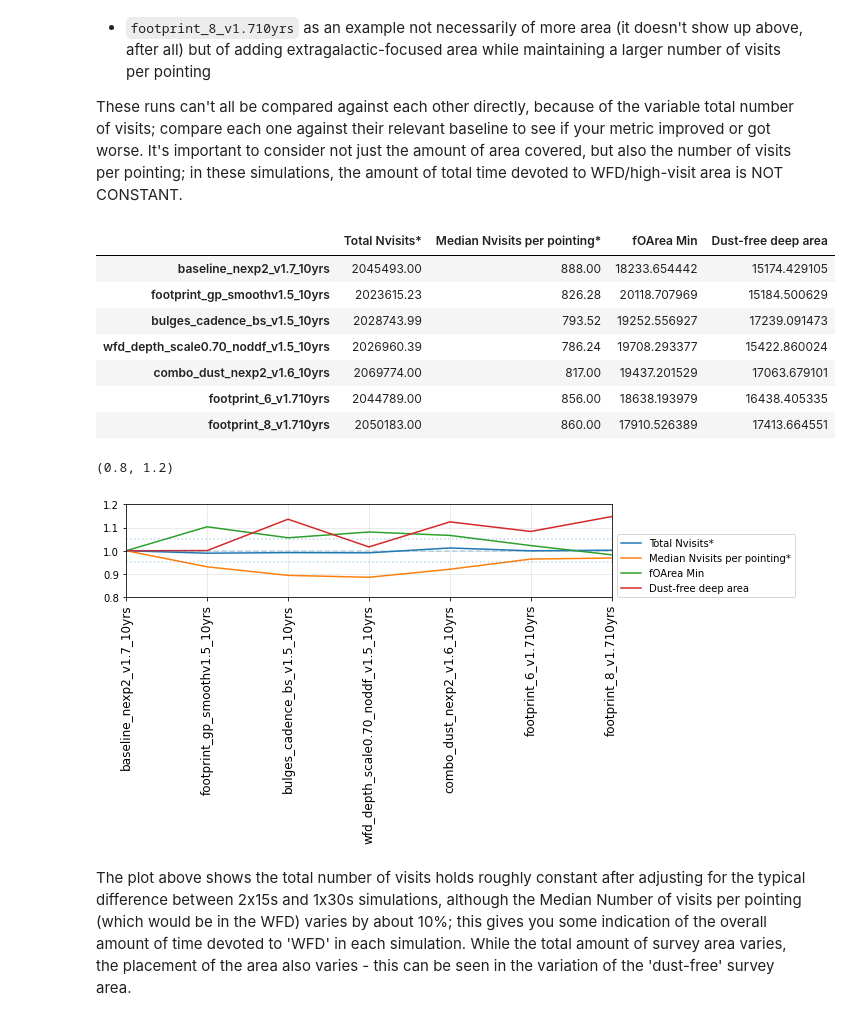
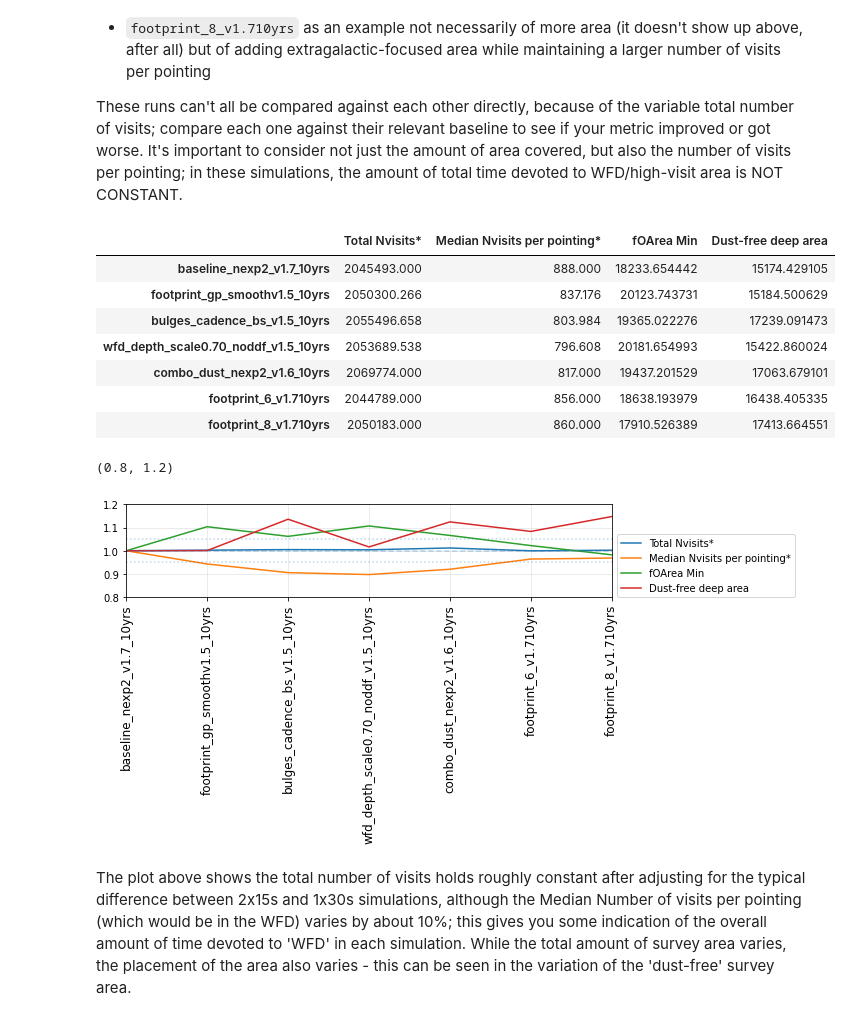
Before and after one commit to lsst-pst/survey_strategy, a Jupyter notebook: fbs_1.7/SurveyFootprints-NvisitsVsArea.ipynb, the cells around one changed output. Saved outputs shown, nothing was run; the diff lists cells and outputs as text; code cells hidden in the pictures.

```diff
--- a/fbs_1.7/SurveyFootprints-NvisitsVsArea.ipynb
+++ b/fbs_1.7/SurveyFootprints-NvisitsVsArea.ipynb
@@ -134,6 +134,6 @@ So now, I'll just adjust the boundary values by 9% depending on whether the run
 # %%
 nside = 64 # as above
 thresholds_2snaps = np.array([750, 825, 900])
-thresholds_1snap = np.floor(thresholds_2snaps * 1.09)
+thresholds_1snap = np.floor(thresholds_2snaps / 0.922)
 print(thresholds_2snaps, thresholds_1snap)
 # %% [output]
@@ -231,7 +231,7 @@ for i_fam, fam in enumerate(familylist):
         if families.summaries['NumExp'].loc[r] > 1.1:
             corr = 1.0
         else:
-            corr = 0.91
+            corr = 0.922
         plt.hist(bundles[r].metricValues.compressed()*corr, bins=bins, cumulative=-1, histtype='step',
                  color=[color], label=label)
 plt.xlim(0, 1200)
@@ -319,48 +319,49 @@ These runs can't all be compared against each other directly, because of the var
 # %%
 # Let's give a rough try though, to at least identify possible issues
 simlist = ['baseline_nexp2_v1.7_10yrs',
            'footprint_gp_smoothv1.5_10yrs',
            'bulges_cadence_bs_v1.5_10yrs',
            'wfd_depth_scale0.70_noddf_v1.5_10yrs',
            'combo_dust_nexp2_v1.6_10yrs',
            'footprint_6_v1.710yrs',
            'footprint_8_v1.710yrs']
 
-mlist = ['Nvisits All props', 'fONv MedianNvis fO All visits HealpixSlicer',
+mlist = ['Nvisits Long Exp', 'fONv MedianNvis fO All visits HealpixSlicer',
          'fOArea Min',# 'fOArea Goal', 'fOArea Stretch',
         'Effective Area (deg) ExgalM5_with_cuts i band non-DD year 10 HealpixSlicer']
 mlist_shortnames = ['Total Nvisits*', 'Median Nvisits per pointing*',
                     'fOArea Min', #'fOArea Goal', 'fOArea Stretch',
                     'Dust-free deep area']
 
 d = families.summaries[mlist].loc[simlist]
 
 # Scale the nvisits metric results down to match 9% fewer overall visits
 # Note that the fOArea metrics *here* already reflect this scaling;
 # effective area does not but may not be as sensitive.
-visitmetrics = ['Nvisits All props', 'fONv MedianNvis fO All visits HealpixSlicer']
+visitmetrics = ['Nvisits Long Exp', 'fONv MedianNvis fO All visits HealpixSlicer']
 onesnap = np.where(families.summaries['NumExp'].loc[simlist] == 1)
 for r in d.index.values[onesnap]:
     for m in visitmetrics:
-        d[m].loc[r] = d[m].loc[r] * 0.91
+        #  0.922 factor finetuned by comparing nexp1 and nexp2 runs in the potential_schedulers family
+        d[m].loc[r] = d[m].loc[r] * 0.922
 d.columns = mlist_shortnames
 d
 # %% [output]
 |  | Total Nvisits* | Median Nvisits per pointing* | fOArea Min | Dust-free deep area |
-| baseline_nexp2_v1.7_10yrs | 2045493.00 | 888.00 | 18233.654442 | 15174.429105 |
-| footprint_gp_smoothv1.5_10yrs | 2023615.23 | 826.28 | 20118.707969 | 15184.500629 |
-| bulges_cadence_bs_v1.5_10yrs | 2028743.99 | 793.52 | 19252.556927 | 17239.091473 |
-| wfd_depth_scale0.70_noddf_v1.5_10yrs | 2026960.39 | 786.24 | 19708.293377 | 15422.860024 |
-| combo_dust_nexp2_v1.6_10yrs | 2069774.00 | 817.00 | 19437.201529 | 17063.679101 |
-| footprint_6_v1.710yrs | 2044789.00 | 856.00 | 18638.193979 | 16438.405335 |
-| footprint_8_v1.710yrs | 2050183.00 | 860.00 | 17910.526389 | 17413.664551 |
+| baseline_nexp2_v1.7_10yrs | 2045493.000 | 888.000 | 18233.654442 | 15174.429105 |
+| footprint_gp_smoothv1.5_10yrs | 2050300.266 | 837.176 | 20123.743731 | 15184.500629 |
+| bulges_cadence_bs_v1.5_10yrs | 2055496.658 | 803.984 | 19365.022276 | 17239.091473 |
+| wfd_depth_scale0.70_noddf_v1.5_10yrs | 2053689.538 | 796.608 | 20181.654993 | 15422.860024 |
+| combo_dust_nexp2_v1.6_10yrs | 2069774.000 | 817.000 | 19437.201529 | 17063.679101 |
+| footprint_6_v1.710yrs | 2044789.000 | 856.000 | 18638.193979 | 16438.405335 |
+| footprint_8_v1.710yrs | 2050183.000 | 860.000 | 17910.526389 | 17413.664551 |
 # %%
 dn = d / d.loc['baseline_nexp2_v1.7_10yrs']
 ri.plot(dn, normed=True, figsize=(10, 5))
 plt.ylim(0.8, 1.2)
 # %% [output]
 (0.8, 1.2)
-[figure, old version]
+[figure, new version]
 # %% [markdown]
 The plot above shows the total number of visits holds roughly constant after adjusting for the typical difference between 2x15s and 1x30s simulations, although the Median Number of visits per pointing (which would be in the WFD) varies by about 10%; this gives you some indication of the overall amount of time devoted to 'WFD' in each simulation.
 While the total amount of survey area varies, the placement of the area also varies - this can be seen in the variation of the 'dust-free' survey area.
```
Also changed, not shown: parts of 15 cells of this notebook.
